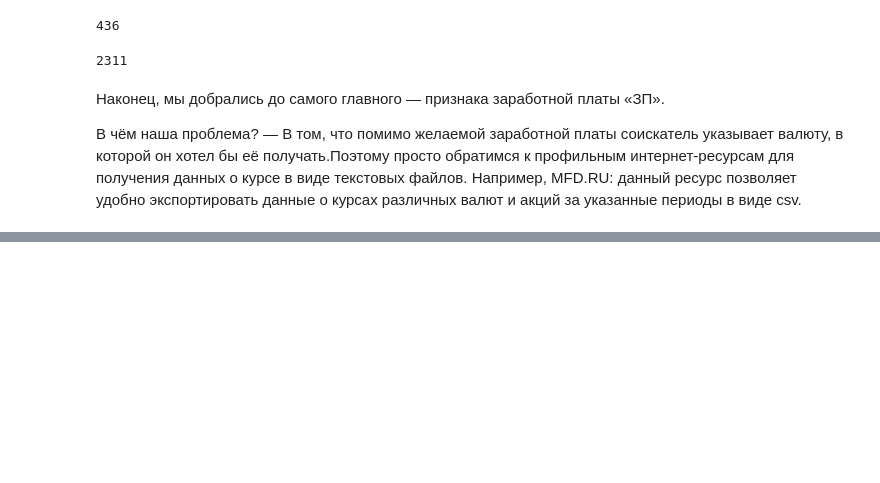
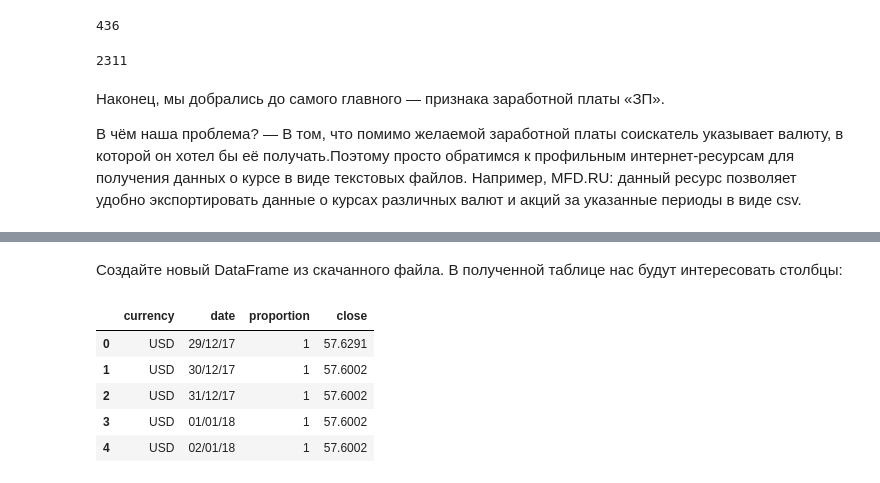
Before and after one commit to Eltralo/Project1, a Jupyter notebook: hh_analysis/hh_analysis.ipynb, the cells around one changed output, grey strips where cells are left out. Cells and saved outputs as stored; diff of their text form; code cells hidden in the pictures; blank space fills up the shorter version.

```diff
--- a/hh_analysis/hh_analysis.ipynb
+++ b/hh_analysis/hh_analysis.ipynb
@@ -250,0 +269,12 @@ display(hh_df[mask1 & mask2].shape[0])
+# %% [markdown]
+Создайте новый DataFrame из скачанного файла. В полученной таблице нас будут интересовать столбцы:
+# %%
+rates_df = rates[['currency','date','proportion','close']]
+rates_df.head()
+# %% [output]
+|  | currency | date | proportion | close |
+| 0 | USD | 29/12/17 | 1 | 57.6291 |
+| 1 | USD | 30/12/17 | 1 | 57.6002 |
+| 2 | USD | 31/12/17 | 1 | 57.6002 |
+| 3 | USD | 01/01/18 | 1 | 57.6002 |
+| 4 | USD | 02/01/18 | 1 | 57.6002 |
```
Also changed, not shown: parts of 15 cells of this notebook.
